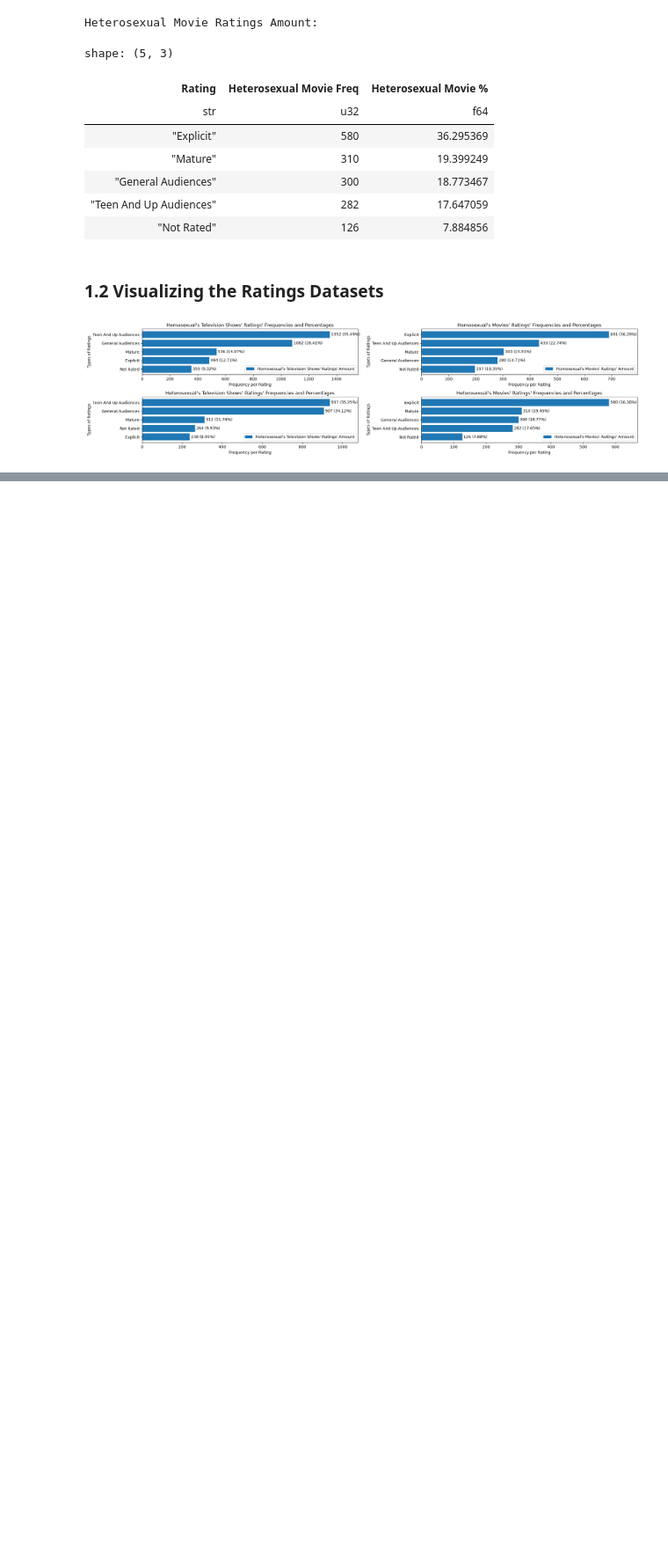
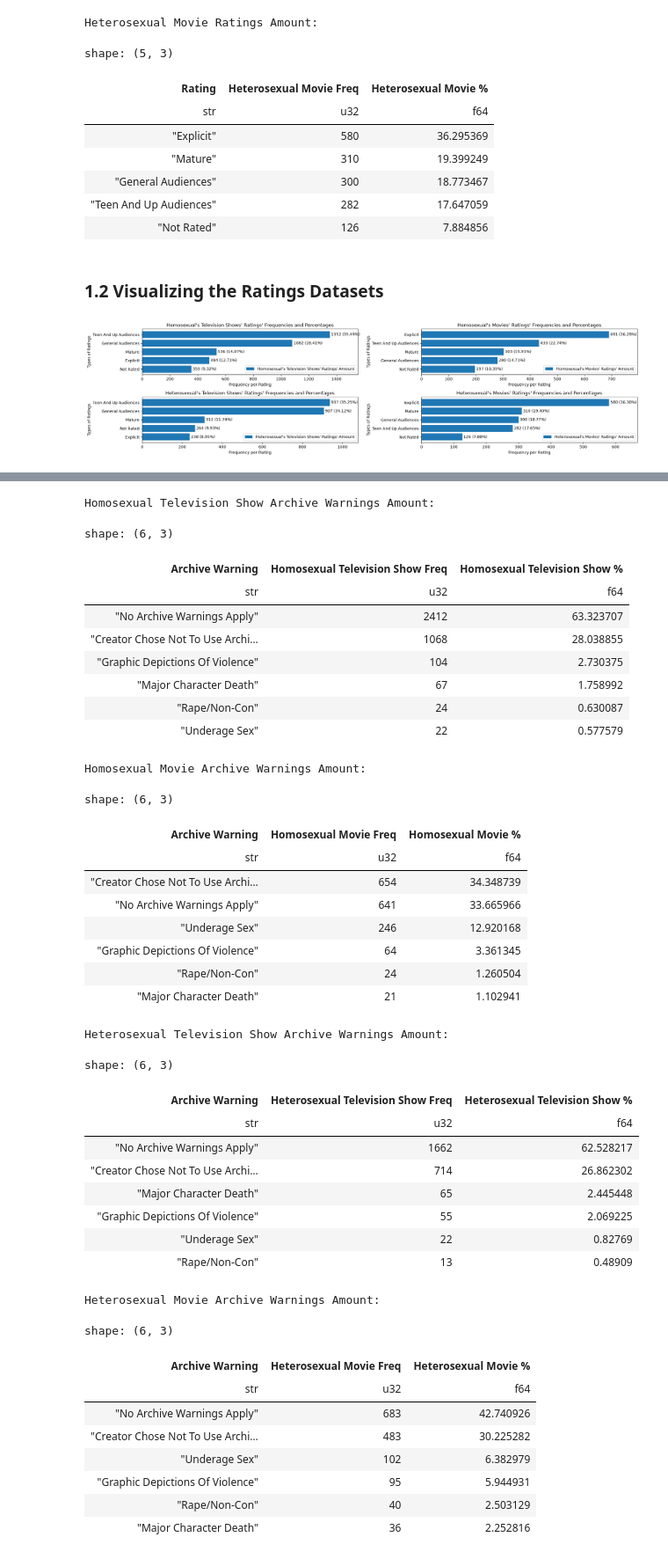
Before and after one commit to Cameron-Meinsma/ma_dh_thesis_v2, a Jupyter notebook: sub_rq_2.ipynb, the cells around one changed output, grey strips where cells are left out. Shown at 88% size. Drawn from its saved outputs; the diff is of its cells as text; code cells hidden in the pictures; blank space fills up the shorter version.

```diff
--- a/sub_rq_2.ipynb
+++ b/sub_rq_2.ipynb
@@ -258,0 +263,72 @@ plt.show()
+# %%
+df_archive_warnings_ff_mm_tv = df_metadata.filter(
+    ((pl.col("Category") == "F/F") |
+    (pl.col("Category") == "M/M")) &
+    ((pl.col("Fandom") == fandoms[0]) |
+    (pl.col("Fandom") == fandoms[1]))
+).select(pl.col("Archive Warning").value_counts(sort=True)).unnest("Archive Warning").drop_nulls().rename({"count": "Homosexual Television Show Freq"}).with_columns((pl.col("Homosexual Television Show Freq") / ff_mm_tv_amt.item(0,0) * 100).alias("Homosexual Television Show %")) # Filtered by F/F + M/M based on television shows
+df_archive_warnings_ff_mm_film = df_metadata.filter(
+    ((pl.col("Category") == "F/F") |
+    (pl.col("Category") == "M/M")) &
+    (pl.col("Fandom") == fandoms[2])
+).select(pl.col("Archive Warning").value_counts(sort=True)).unnest("Archive Warning").drop_nulls().rename({"count": "Homosexual Movie Freq"}).with_columns((pl.col("Homosexual Movie Freq") / ff_mm_film_amt.item(0,0) * 100).alias("Homosexual Movie %")) # Filtered by F/F + M/M based on movies
+
+df_archive_warnings_fm_tv = df_metadata.filter(
+    (pl.col("Category") == "F/M") &
+    ((pl.col("Fandom") == fandoms[0]) |
+    (pl.col("Fandom") == fandoms[1]))
+).select(pl.col("Archive Warning").value_counts(sort=True)).unnest("Archive Warning").drop_nulls().rename({"count": "Heterosexual Television Show Freq"}).with_columns((pl.col("Heterosexual Television Show Freq") / fm_tv_amt.item(0,0) * 100).alias("Heterosexual Television Show %")) # Filtered by F/M based on television shows
+df_archive_warnings_fm_film = df_metadata.filter(
+    (pl.col("Category") == "F/M") &
+    (pl.col("Fandom") == fandoms[2])
+).select(pl.col("Archive Warning").value_counts(sort=True)).unnest("Archive Warning").drop_nulls().rename({"count": "Heterosexual Movie Freq"}).with_columns((pl.col("Heterosexual Movie Freq") / fm_film_amt.item(0,0) * 100).alias("Heterosexual Movie %")) # Filtered by F/M based on movies
+
+print("Homosexual Television Show Archive Warnings Amount:")
+df_archive_warnings_ff_mm_tv.show(6)
+print("Homosexual Movie Archive Warnings Amount:")
+df_archive_warnings_ff_mm_film.show(6)
+print("Heterosexual Television Show Archive Warnings Amount:")
+df_archive_warnings_fm_tv.show(6)
+print("Heterosexual Movie Archive Warnings Amount:")
+df_archive_warnings_fm_film.show(6)
+# %% [output]
+Homosexual Television Show Archive Warnings Amount:
+shape: (6, 3)
+| Archive Warning | Homosexual Television Show Freq | Homosexual Television Show % |
+| str | u32 | f64 |
+| "No Archive Warnings Apply" | 2412 | 63.323707 |
+| "Creator Chose Not To Use Archi… | 1068 | 28.038855 |
+| "Graphic Depictions Of Violence" | 104 | 2.730375 |
+| "Major Character Death" | 67 | 1.758992 |
+| "Rape/Non-Con" | 24 | 0.630087 |
+| "Underage Sex" | 22 | 0.577579 |
+Homosexual Movie Archive Warnings Amount:
+shape: (6, 3)
+| Archive Warning | Homosexual Movie Freq | Homosexual Movie % |
+| str | u32 | f64 |
+| "Creator Chose Not To Use Archi… | 654 | 34.348739 |
+| "No Archive Warnings Apply" | 641 | 33.665966 |
+| "Underage Sex" | 246 | 12.920168 |
+| "Graphic Depictions Of Violence" | 64 | 3.361345 |
+| "Rape/Non-Con" | 24 | 1.260504 |
+| "Major Character Death" | 21 | 1.102941 |
+Heterosexual Television Show Archive Warnings Amount:
+shape: (6, 3)
+| Archive Warning | Heterosexual Television Show Freq | Heterosexual Television Show % |
+| str | u32 | f64 |
+| "No Archive Warnings Apply" | 1662 | 62.528217 |
+| "Creator Chose Not To Use Archi… | 714 | 26.862302 |
+| "Major Character Death" | 65 | 2.445448 |
+| "Graphic Depictions Of Violence" | 55 | 2.069225 |
+| "Underage Sex" | 22 | 0.82769 |
+| "Rape/Non-Con" | 13 | 0.48909 |
+Heterosexual Movie Archive Warnings Amount:
+shape: (6, 3)
+| Archive Warning | Heterosexual Movie Freq | Heterosexual Movie % |
+| str | u32 | f64 |
+| "No Archive Warnings Apply" | 683 | 42.740926 |
+| "Creator Chose Not To Use Archi… | 483 | 30.225282 |
+| "Underage Sex" | 102 | 6.382979 |
+| "Graphic Depictions Of Violence" | 95 | 5.944931 |
+| "Rape/Non-Con" | 40 | 2.503129 |
+| "Major Character Death" | 36 | 2.252816 |
```
Also changed, not shown: parts of 11 cells of this notebook.
